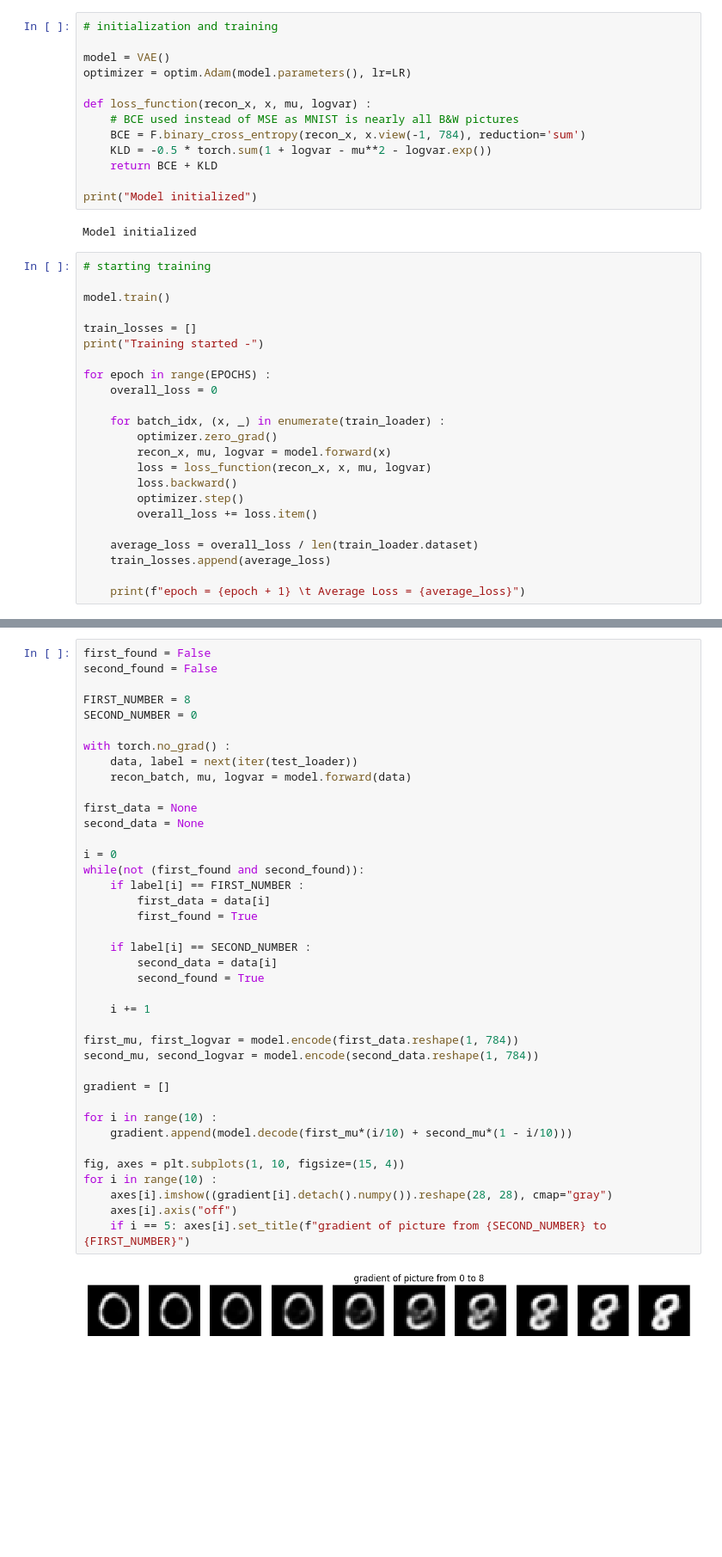
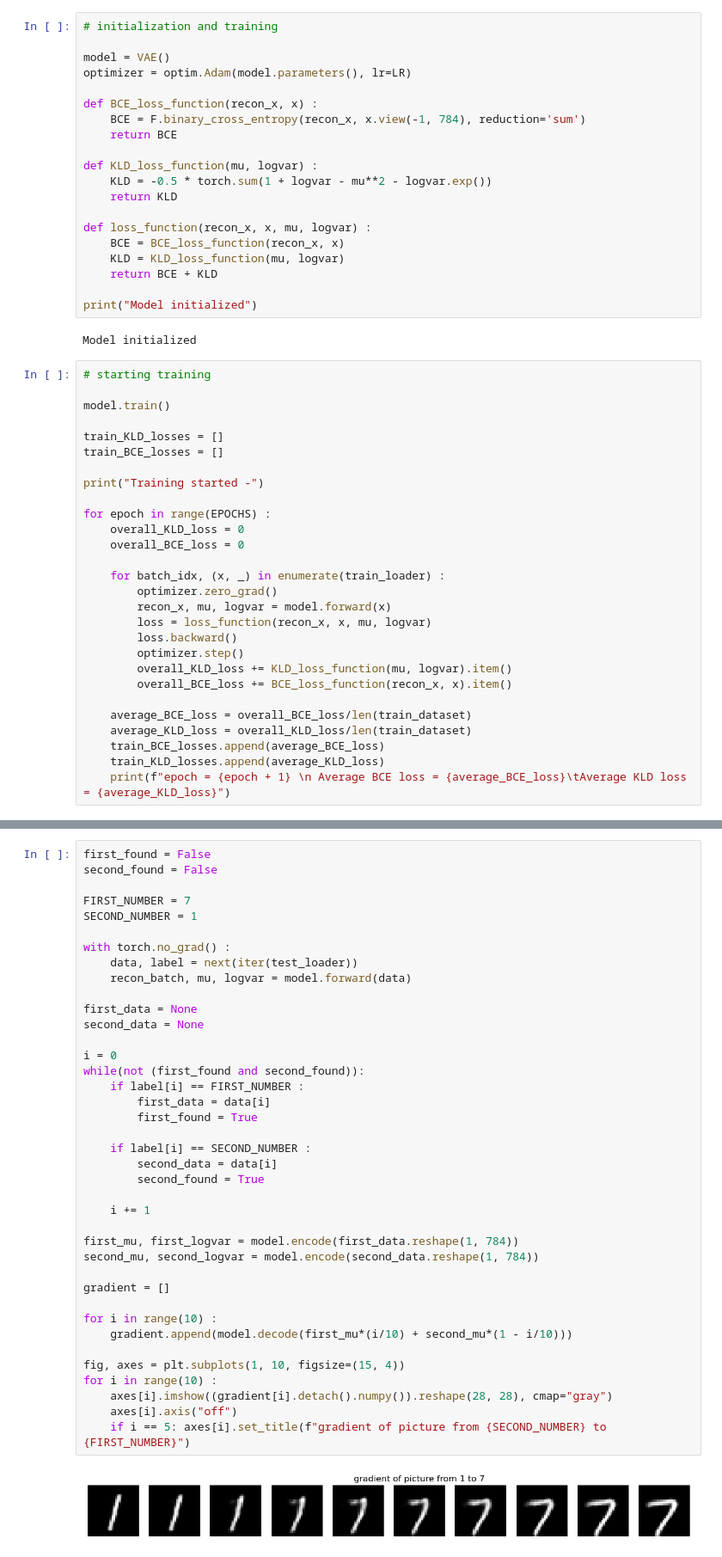
Before and after one commit to Vedansh-Sethi/Hephaestus-BYOP-2026-project-, a Jupyter notebook: Experiments/VAE_MNIST/MNIST_VAE.ipynb, the cells around one changed output, grey strips where cells are left out. Shown: that part at 86% size. Saved outputs shown, nothing was run; the diff lists cells and outputs as text; blank space fills up the shorter version.

Commit message:
[Experiment] : training Beta VAE on Dsprites [Modification] : Changed the loss graph representation [Update] : Updated results in README

```diff
--- a/Experiments/VAE_MNIST/MNIST_VAE.ipynb
+++ b/Experiments/VAE_MNIST/MNIST_VAE.ipynb
@@ -70,10 +70,17 @@ class VAE(nn.Module) :
 model = VAE()
 optimizer = optim.Adam(model.parameters(), lr=LR)
 
+def BCE_loss_function(recon_x, x) :
+    BCE = F.binary_cross_entropy(recon_x, x.view(-1, 784), reduction='sum')
+    return BCE
+
+def KLD_loss_function(mu, logvar) :
+    KLD = -0.5 * torch.sum(1 + logvar - mu**2 - logvar.exp())
+    return KLD
+
 def loss_function(recon_x, x, mu, logvar) :
-    # BCE used instead of MSE as MNIST is nearly all B&W pictures
-    BCE = F.binary_cross_entropy(recon_x, x.view(-1, 784), reduction='sum')
-    KLD = -0.5 * torch.sum(1 + logvar - mu**2 - logvar.exp())
+    BCE = BCE_loss_function(recon_x, x)
+    KLD = KLD_loss_function(mu, logvar)
     return BCE + KLD
 
 print("Model initialized")
@@ -84,11 +91,14 @@ Model initialized
 
 model.train()
 
-train_losses = []
+train_KLD_losses = []
+train_BCE_losses = []
+
 print("Training started -")
 
 for epoch in range(EPOCHS) :
-    overall_loss = 0
+    overall_KLD_loss = 0
+    overall_BCE_loss = 0
 
     for batch_idx, (x, _) in enumerate(train_loader) :
         optimizer.zero_grad()
@@ -96,11 +106,13 @@ for epoch in range(EPOCHS) :
         loss = loss_function(recon_x, x, mu, logvar)
         loss.backward()
         optimizer.step()
-        overall_loss += loss.item()
+        overall_KLD_loss += KLD_loss_function(mu, logvar).item()
+        overall_BCE_loss += BCE_loss_function(recon_x, x).item()
 
-    average_loss = overall_loss / len(train_loader.dataset)
-    train_losses.append(average_loss)
-
-    print(f"epoch = {epoch + 1} \t Average Loss = {average_loss}")
+    average_BCE_loss = overall_BCE_loss/len(train_dataset)
+    average_KLD_loss = overall_KLD_loss/len(train_dataset)
+    train_BCE_losses.append(average_BCE_loss)
+    train_KLD_losses.append(average_KLD_loss)
+    print(f"epoch = {epoch + 1} \n Average BCE loss = {average_BCE_loss}\tAverage KLD loss = {average_KLD_loss}")
 # %% [output]
 Training started -
@@ -160,8 +175,8 @@ plt.show()
 first_found = False
 second_found = False
 
-FIRST_NUMBER = 8
-SECOND_NUMBER = 0
+FIRST_NUMBER = 7
+SECOND_NUMBER = 1
 
 with torch.no_grad() :
     data, label = next(iter(test_loader))
@@ -169,31 +184,31 @@ with torch.no_grad() :
 
 first_data = None
 second_data = None
 
 i = 0
 while(not (first_found and second_found)):
     if label[i] == FIRST_NUMBER :
         first_data = data[i]
         first_found = True
 
     if label[i] == SECOND_NUMBER :
         second_data = data[i]
         second_found = True
 
     i += 1
 
 first_mu, first_logvar = model.encode(first_data.reshape(1, 784))
 second_mu, second_logvar = model.encode(second_data.reshape(1, 784))
 
 gradient = []
 
 for i in range(10) :
     gradient.append(model.decode(first_mu*(i/10) + second_mu*(1 - i/10)))
 
 fig, axes = plt.subplots(1, 10, figsize=(15, 4))
 for i in range(10) :
     axes[i].imshow((gradient[i].detach().numpy()).reshape(28, 28), cmap="gray")
     axes[i].axis("off")
     if i == 5: axes[i].set_title(f"gradient of picture from {SECOND_NUMBER} to {FIRST_NUMBER}")
 # %% [output]
-[figure, old version]
+[figure, new version]
```
Also changed, not shown: parts of 3 cells of this notebook, 3 other files.
